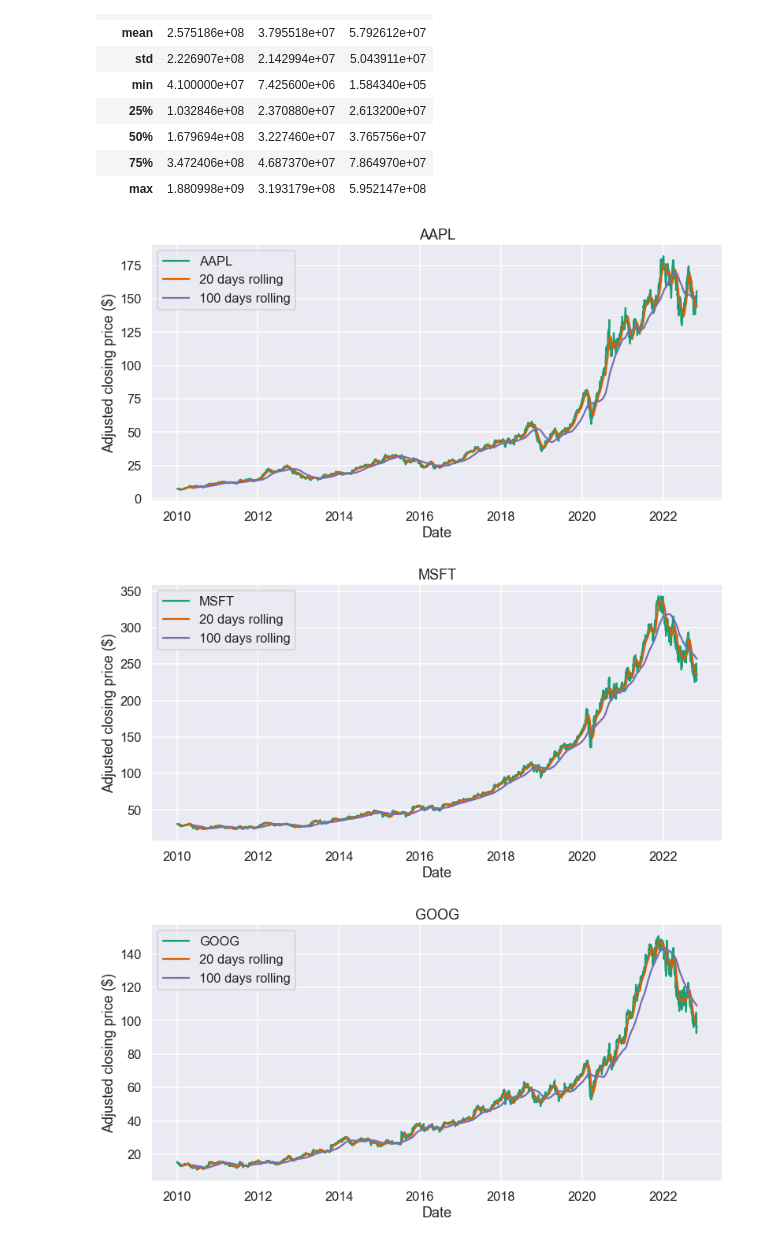
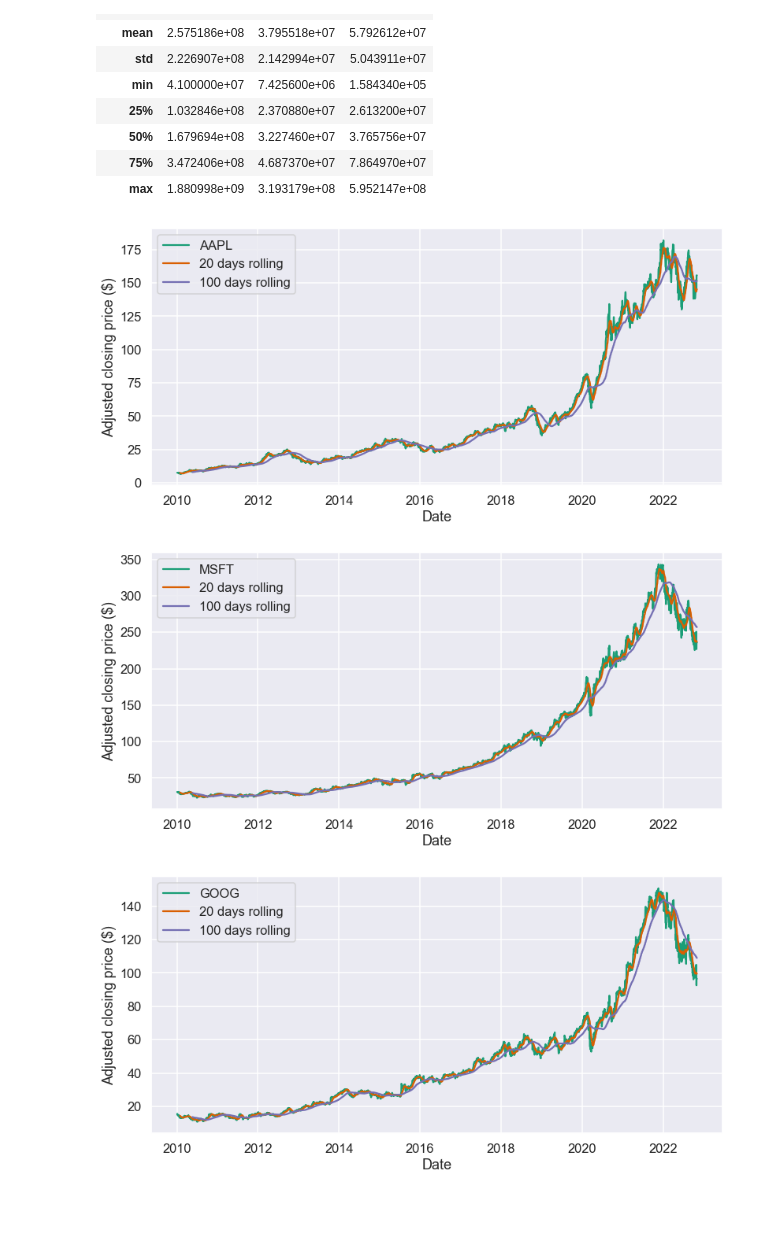
Before and after one commit to Jesus-Almansa/Final_Project_DA, a Jupyter notebook: project.ipynb, the cells around one changed output. Saved outputs shown, nothing was run; the diff lists cells and outputs as text; code cells hidden in the pictures; blank space fills up the shorter version.

```diff
--- a/project.ipynb
+++ b/project.ipynb
@@ -121,28 +121,26 @@ volume.describe()
 # %%
 for i in tickers:
     # Get the ticker timeseries. This now returns a Pandas Series object indexed by date.
     ticker = close.loc[:, i]
 
     # Calculate the 20 and 100 days moving averages of the closing prices
     short_rolling_ticker = ticker.rolling(window=20).mean()
     long_rolling_ticker = ticker.rolling(window=100).mean()
 
     # Plot everything by leveraging the very powerful matplotlib package
     fig, ax = plt.subplots(figsize=(13,6))
 
-    plt.title(i)
-
     ax.plot(ticker.index, ticker, label=i)
     ax.plot(short_rolling_ticker.index, short_rolling_ticker, label='20 days rolling')
     ax.plot(long_rolling_ticker.index, long_rolling_ticker, label='100 days rolling')
 
     ax.set_xlabel('Date')
     ax.set_ylabel('Adjusted closing price ($)')
     ax.legend()
 # %% [output]
-[figure, old version]
+[figure, new version]
-[figure, old version]
+[figure, new version]
-[figure, old version]
+[figure, new version]
 # %%
 for i in tickers:
     # Get the ticker timeseries. This now returns a Pandas Series object indexed by date.
```
Also changed, not shown: parts of 2 cells of this notebook.
